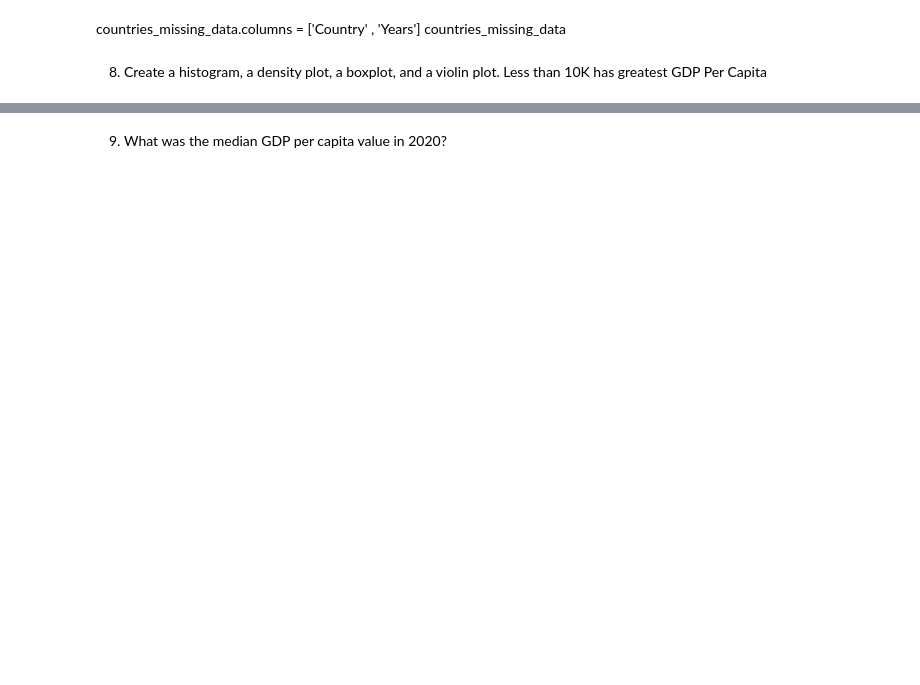
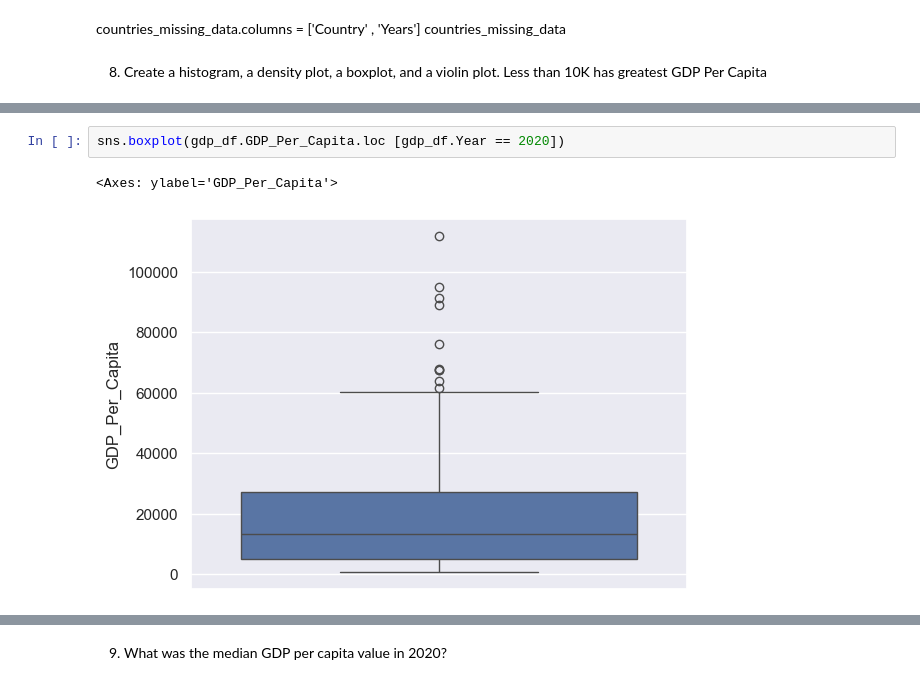
Before and after one commit to JennaLovesData/gdp-and-internet-usage-Project, a Jupyter notebook: notebook/UN_Project.ipynb, the cells around one changed output, grey strips where cells are left out. Drawn from its saved outputs; the diff is of its cells as text; blank space fills up the shorter version.

```diff
--- a/notebook/UN_Project.ipynb
+++ b/notebook/UN_Project.ipynb
@@ -46,0 +167,5 @@ sns.violinplot(y=gdp_df1.GDP_Per_Capita.loc [gdp_df1.Year == 2020])
+# %%
+sns.boxplot(gdp_df.GDP_Per_Capita.loc [gdp_df.Year == 2020])
+# %% [output]
+<Axes: ylabel='GDP_Per_Capita'>
+[figure, added]
```
Also changed, not shown: parts of 121 cells of this notebook.
